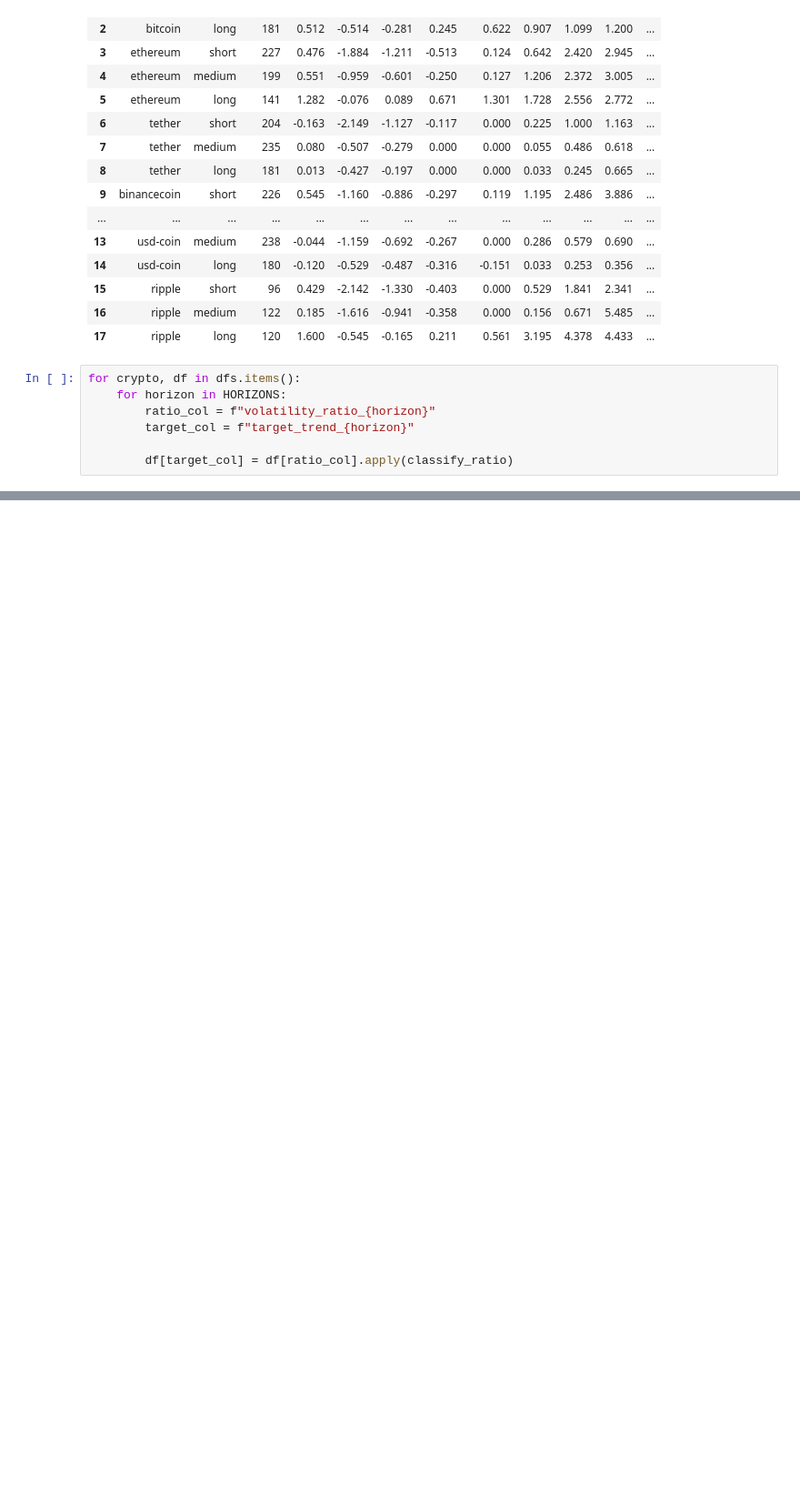
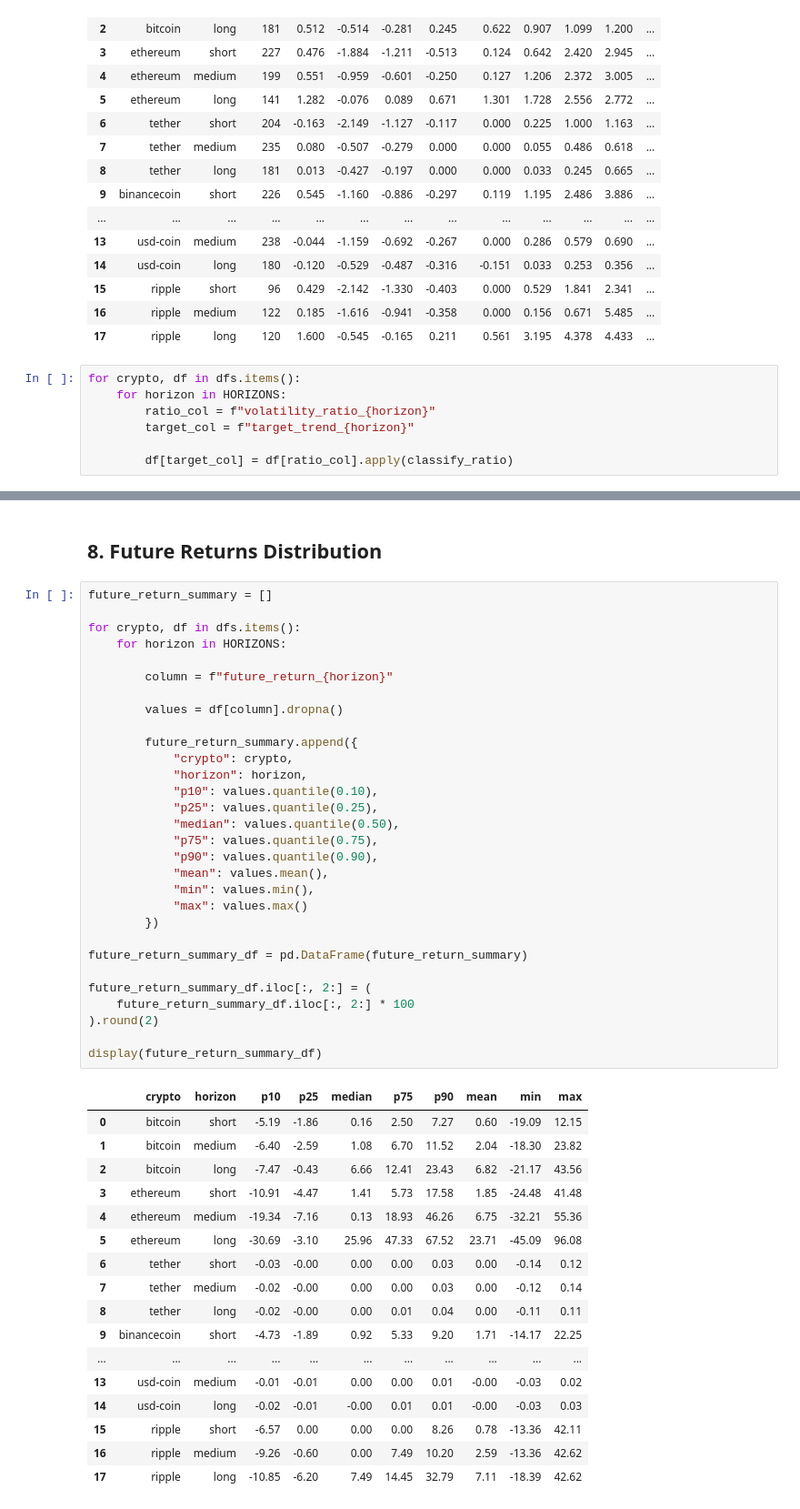
Before and after one commit to irene-martin-rod/CryptoTrendPredictor, a Jupyter notebook: notebooks/3-target_definition.ipynb, the cells around one changed output, grey strips where cells are left out. Shown at 91% size. Saved outputs shown, nothing was run; the diff lists cells and outputs as text; blank space fills up the shorter version.

```diff
--- a/notebooks/3-target_definition.ipynb
+++ b/notebooks/3-target_definition.ipynb
@@ -422,0 +532,50 @@ for crypto, df in dfs.items():
+# %% [markdown]
+## **8. Future Returns Distribution**
+# %%
+future_return_summary = []
+
+for crypto, df in dfs.items():
+    for horizon in HORIZONS:
+
+        column = f"future_return_{horizon}"
+
+        values = df[column].dropna()
+
+        future_return_summary.append({
+            "crypto": crypto,
+            "horizon": horizon,
+            "p10": values.quantile(0.10),
+            "p25": values.quantile(0.25),
+            "median": values.quantile(0.50),
+            "p75": values.quantile(0.75),
+            "p90": values.quantile(0.90),
+            "mean": values.mean(),
+            "min": values.min(),
+            "max": values.max()
+        })
+
+future_return_summary_df = pd.DataFrame(future_return_summary)
+
+future_return_summary_df.iloc[:, 2:] = (
+    future_return_summary_df.iloc[:, 2:] * 100
+).round(2)
+
+display(future_return_summary_df)
+# %% [output]
+|  | crypto | horizon | p10 | p25 | median | p75 | p90 | mean | min | max |
+| 0 | bitcoin | short | -5.19 | -1.86 | 0.16 | 2.50 | 7.27 | 0.60 | -19.09 | 12.15 |
+| 1 | bitcoin | medium | -6.40 | -2.59 | 1.08 | 6.70 | 11.52 | 2.04 | -18.30 | 23.82 |
+| 2 | bitcoin | long | -7.47 | -0.43 | 6.66 | 12.41 | 23.43 | 6.82 | -21.17 | 43.56 |
+| 3 | ethereum | short | -10.91 | -4.47 | 1.41 | 5.73 | 17.58 | 1.85 | -24.48 | 41.48 |
+| 4 | ethereum | medium | -19.34 | -7.16 | 0.13 | 18.93 | 46.26 | 6.75 | -32.21 | 55.36 |
+| 5 | ethereum | long | -30.69 | -3.10 | 25.96 | 47.33 | 67.52 | 23.71 | -45.09 | 96.08 |
+| 6 | tether | short | -0.03 | -0.00 | 0.00 | 0.00 | 0.03 | 0.00 | -0.14 | 0.12 |
+| 7 | tether | medium | -0.02 | -0.00 | 0.00 | 0.00 | 0.03 | 0.00 | -0.12 | 0.14 |
+| 8 | tether | long | -0.02 | -0.00 | 0.00 | 0.01 | 0.04 | 0.00 | -0.11 | 0.11 |
+| 9 | binancecoin | short | -4.73 | -1.89 | 0.92 | 5.33 | 9.20 | 1.71 | -14.17 | 22.25 |
+| ... | ... | ... | ... | ... | ... | ... | ... | ... | ... | ... |
+| 13 | usd-coin | medium | -0.01 | -0.01 | 0.00 | 0.00 | 0.01 | -0.00 | -0.03 | 0.02 |
+| 14 | usd-coin | long | -0.02 | -0.01 | -0.00 | 0.01 | 0.01 | -0.00 | -0.03 | 0.03 |
+| 15 | ripple | short | -6.57 | 0.00 | 0.00 | 0.00 | 8.26 | 0.78 | -13.36 | 42.11 |
+| 16 | ripple | medium | -9.26 | -0.60 | 0.00 | 7.49 | 10.20 | 2.59 | -13.36 | 42.62 |
+| 17 | ripple | long | -10.85 | -6.20 | 7.49 | 14.45 | 32.79 | 7.11 | -18.39 | 42.62 |
```
Also changed, not shown: parts of 3 cells of this notebook.
